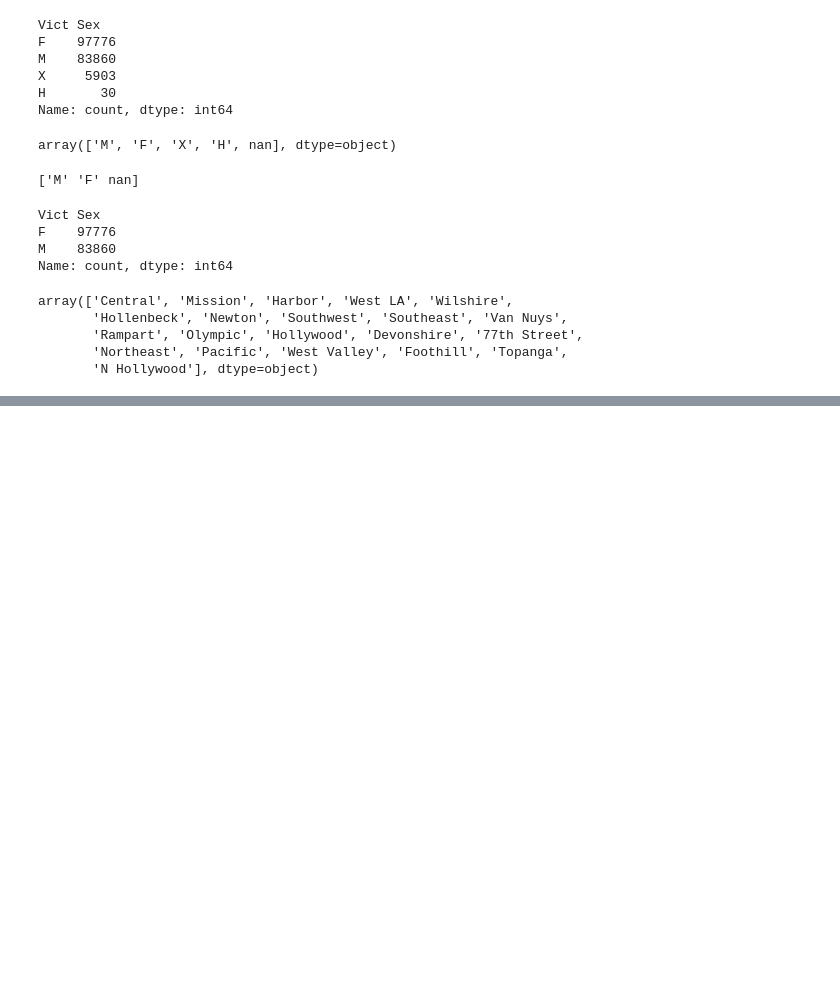
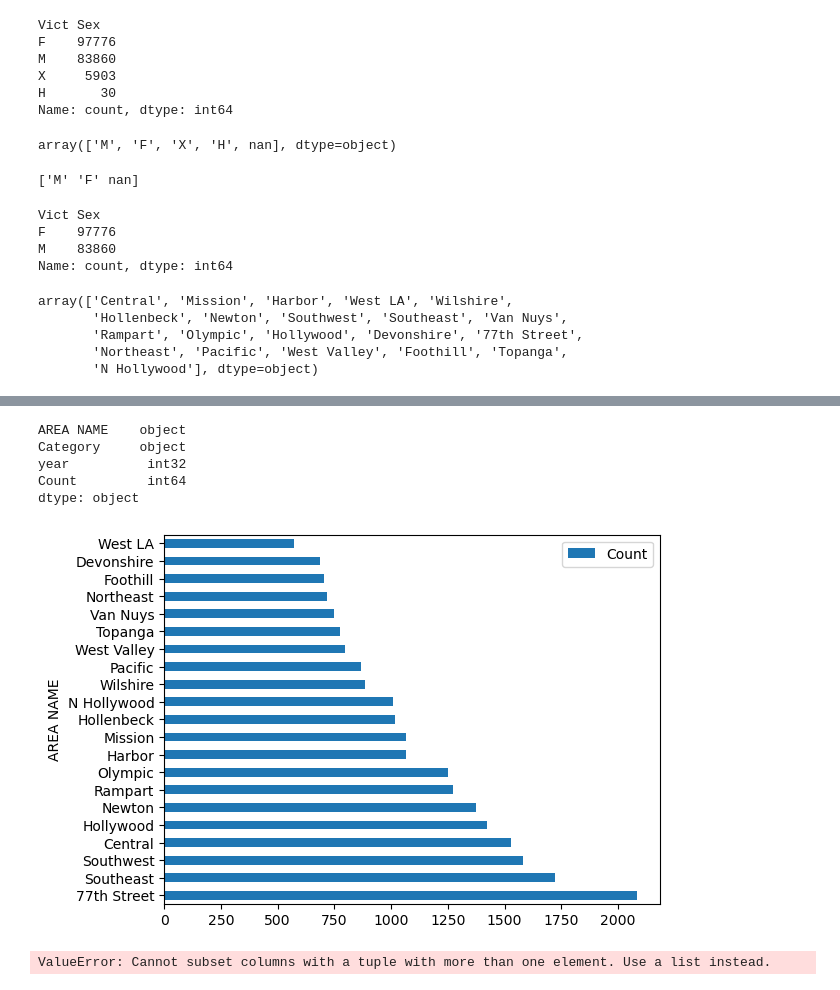
Before and after one commit to Ed-Lovera/AI-PT-Project-1, a Jupyter notebook: Vickram/crime_dataframe.ipynb, the cells around one changed output, grey strips where cells are left out. Cells and saved outputs as stored; diff of their text form; code cells hidden in the pictures; blank space fills up the shorter version.

```diff
--- a/Vickram/crime_dataframe.ipynb
+++ b/Vickram/crime_dataframe.ipynb
@@ -220,0 +266,25 @@ c
+# %%
+sorted_category_count_21 = sorted_category_count.loc[sorted_category_count['year']== 2021]
+sorted_category_count_21.plot(kind='barh', y='Count', x='AREA NAME' )
+print(sorted_category_count_21.dtypes)
+# %% [output]
+AREA NAME    object
+Category     object
+year          int32
+Count         int64
+dtype: object
+[figure, added]
+# %%
+# Assuming 'Year' is a column in your DataFrame
+sorted_category_count = category_crime_count.sort_values(by='Count', ascending=False)
+
+# Filter for violent crimes
+violent_crimes = sorted_category_count[sorted_category_count['Category'] == 'violent']
+
+# Group by year and sort within each group
+grouped_by_year = violent_crimes.groupby('year')['2020','2021','2022'].apply(lambda x: x.sort_values(by='Count', ascending=False).head(5))
+
+# Reset the index to a more readable format
+grouped_by_year = grouped_by_year.reset_index(level=1, drop=True)
+# %% [output]
+ValueError: Cannot subset columns with a tuple with more than one element. Use a list instead.
```
Also changed, not shown: parts of 6 cells of this notebook.
